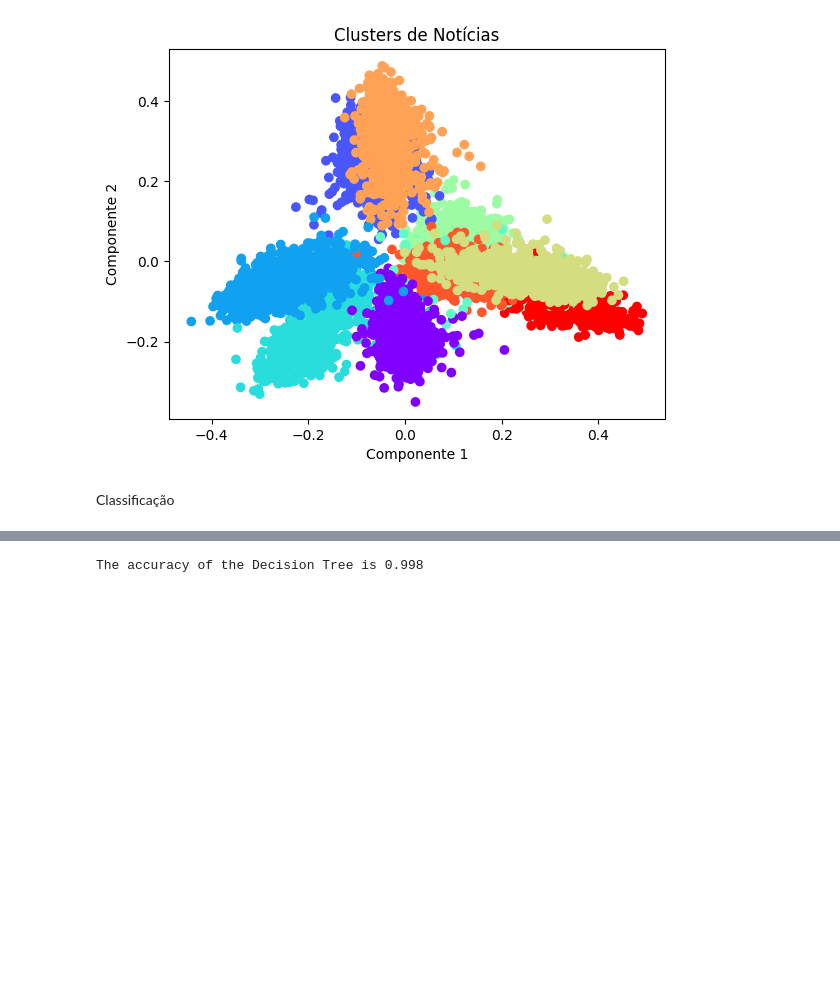
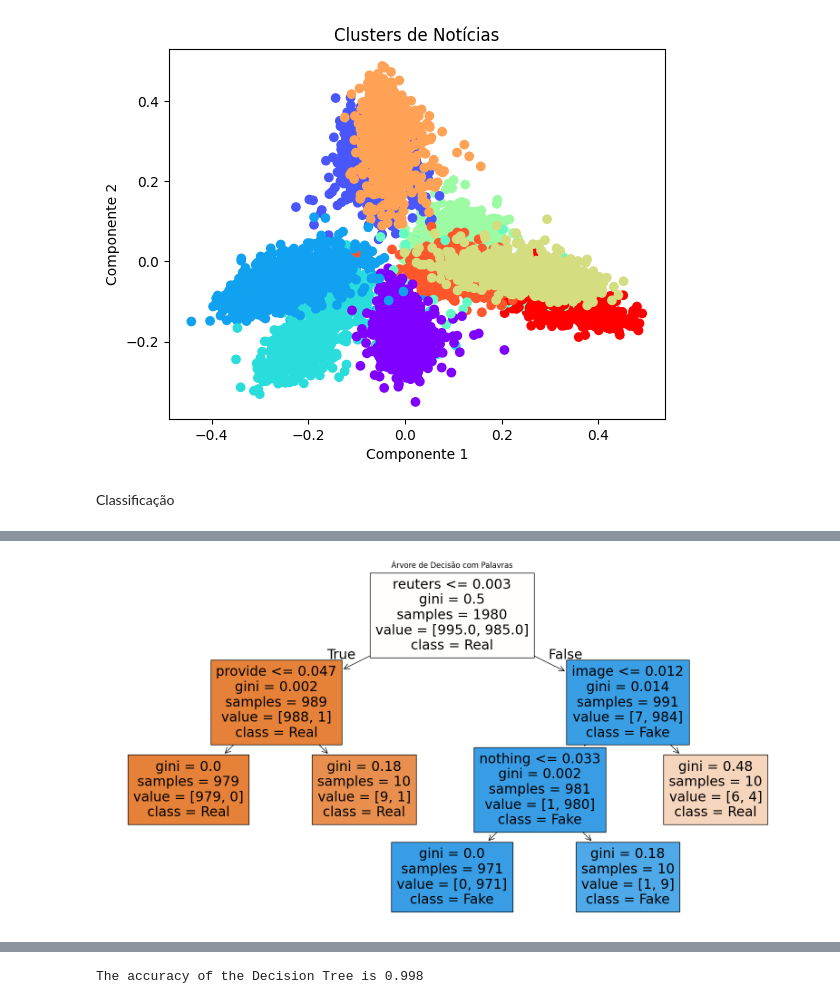
Before and after one commit to luizhcsantos/Projeto_CienciaDados, a Jupyter notebook: notebooks/etapa2.ipynb, the cells around one changed output, grey strips where cells are left out. Drawn from its saved outputs; the diff is of its cells as text; code cells hidden in the pictures; blank space fills up the shorter version.

```diff
--- a/notebooks/etapa2.ipynb
+++ b/notebooks/etapa2.ipynb
@@ -356,0 +311,9 @@ K-Nearest Neighbors F1 Score do Teste: 0.8725799189554255
+# %%
+# Plotar a árvore de decisão
+plt.figure(figsize=(20, 10))
+plot_tree(modelo_dt, feature_names=nomes_caracteristicas, class_names=['Real', 'Fake'], filled=True)
+plt.title('Árvore de Decisão com Palavras')
+plt.savefig('../images/arvore_decisao_com_palavras.png', dpi=300)
+plt.show()
+# %% [output]
+[figure, added]
```
Also changed, not shown: parts of 7 cells of this notebook, 6 other files.
